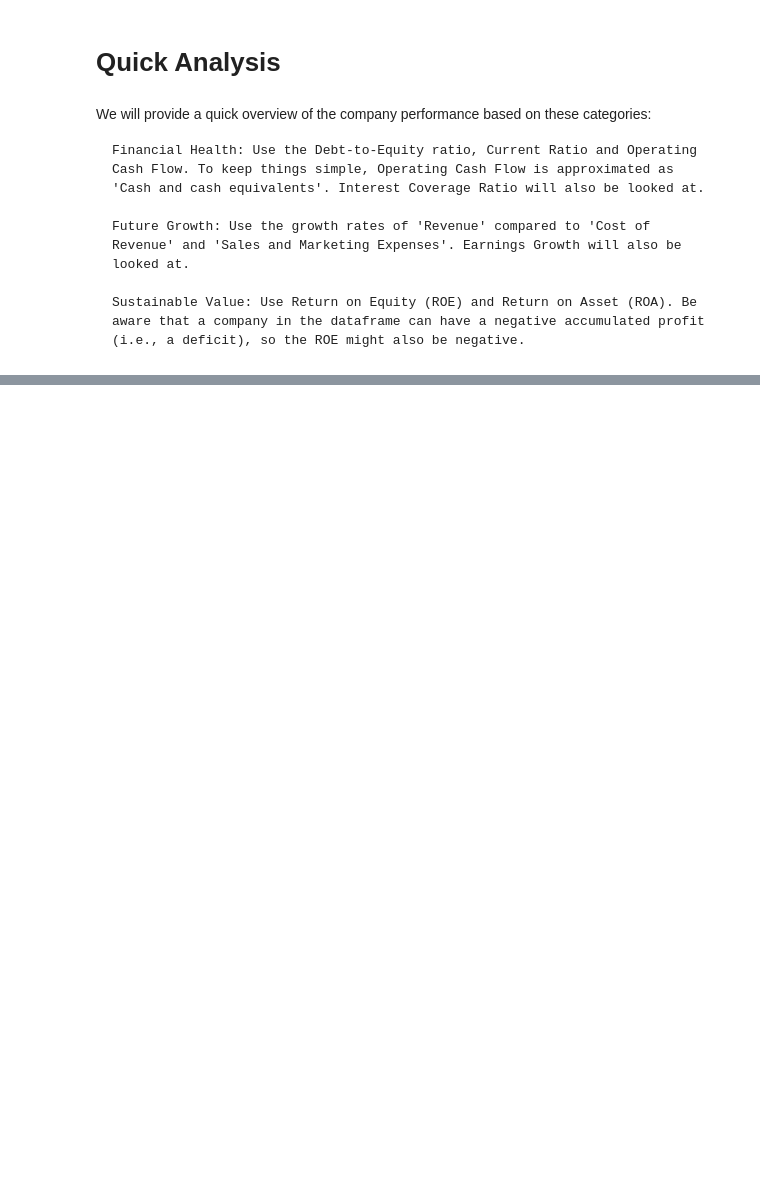
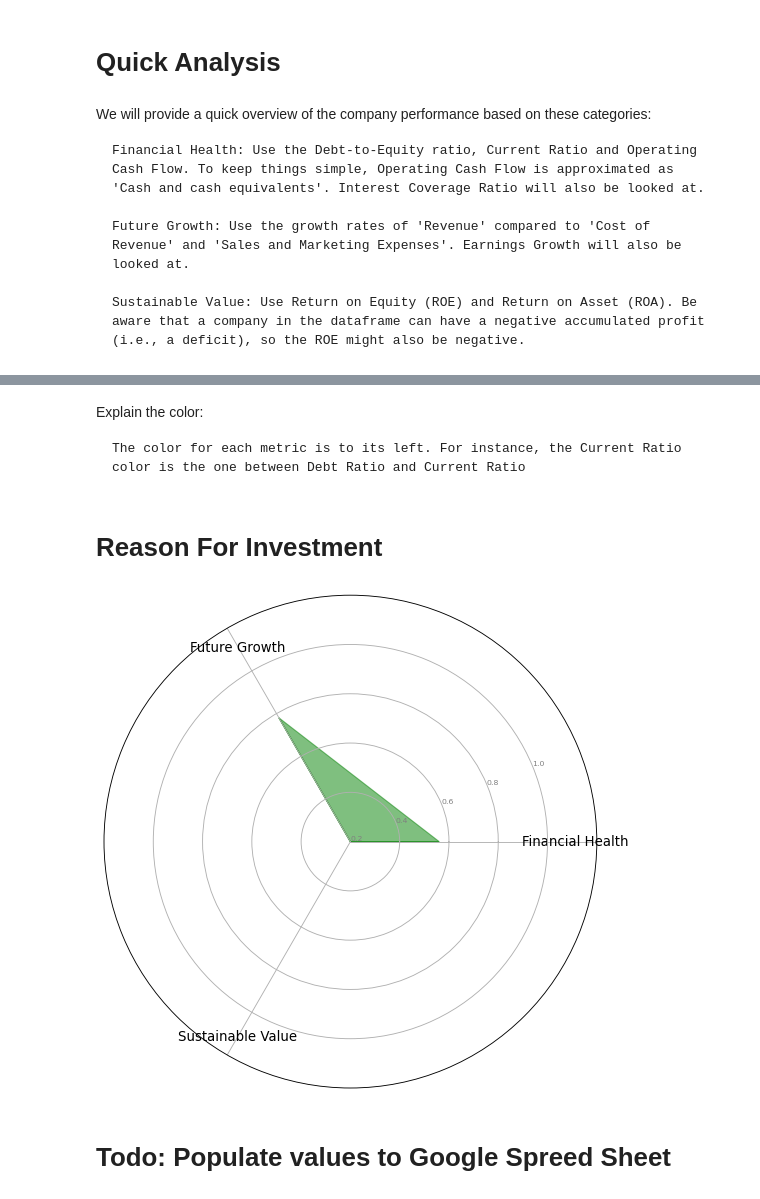
Before and after one commit to viethuy25/auto_consum, a Jupyter notebook: main.ipynb, the cells around one changed output, grey strips where cells are left out. Saved outputs shown, nothing was run; the diff lists cells and outputs as text; code cells hidden in the pictures; blank space fills up the shorter version.

Commit message:
Update July 5
Finish both workflow. Todo: populate to Google Spreed Sheet

```diff
--- a/main.ipynb
+++ b/main.ipynb
@@ -412,0 +597,48 @@ plt.show()
+# %% [markdown]
+Explain the color:
+
+    The color for each metric is to its left. For instance, the Current Ratio color is the one between Debt Ratio and Current Ratio
+# %% [markdown]
+# Reason For Investment
+# %%
+# Get the metrics for each category
+financial_health_metrics = ['Debt Ratio', 'Current Ratio', 'Interest Coverage Ratio']
+future_growth_metrics = ['Revenue Growth Rate', 'Earnings Growth']
+sustainable_value_metrics = ['Return on Equity', 'Return on Assets']
+
+# Calculate the average for each category
+financial_health = np.mean([values[metrics.index(metric)] for metric in financial_health_metrics])
+future_growth = np.mean([values[metrics.index(metric)] for metric in future_growth_metrics])
+sustainable_value = np.mean([values[metrics.index(metric)] for metric in sustainable_value_metrics])
+
+# New metrics and values
+new_metrics = ['Financial Health', 'Future Growth', 'Sustainable Value']
+new_values = [financial_health, future_growth, sustainable_value]
+
+# Recreate the chart with the new metrics and values
+angles = [n / float(len(new_metrics)) * 2 * pi for n in range(len(new_metrics))]
+angles += angles[:1]
+new_values += new_values[:1]
+
+fig, ax = plt.subplots(figsize=(8, 8), dpi=80, subplot_kw=dict(polar=True))
+
+# Draw filled polygons
+for i in range(len(new_metrics)):
+#     if new_values[i] >= 0.5: # This is the threshold to determine the color. Modify this according to your use case
+#         color = 'green'
+#     else:
+#         color = 'red'
+    ax.fill([angles[i], angles[i + 1], 0], [new_values[i], new_values[i + 1], 0], color='green', alpha=0.5)
+
+# Add padding to xticks labels
+xticks = plt.xticks(angles[:-1], new_metrics, color='black', size=12)
+for label in xticks[1]:
+    label.set_position((label.get_position()[0], label.get_position()[1] + 0.15))
+
+plt.yticks(np.arange(0, 1, 0.2), ['0.2', '0.4', '0.6', '0.8', '1.0'], color='grey', size=7)
+plt.ylim(0, 1)
+plt.show()
+# %% [output]
+[figure, added]
+# %% [markdown]
+# Todo: Populate values to Google Spreed Sheet
```
Also changed, not shown: parts of 16 cells of this notebook, 1 other file.
